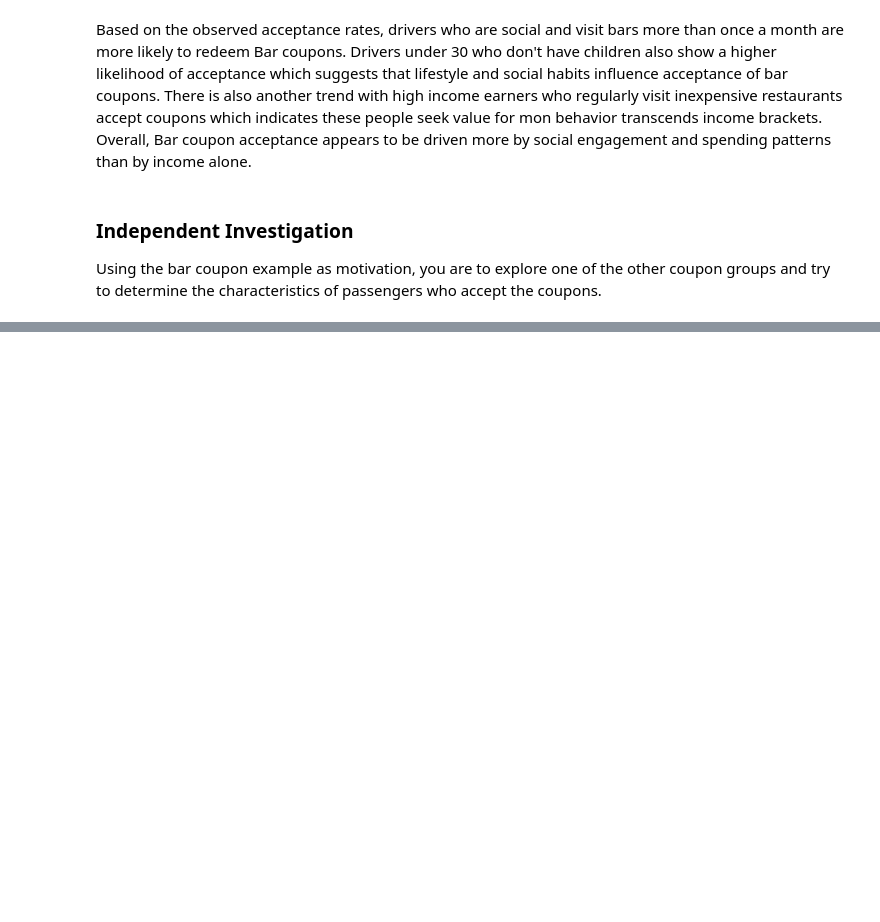
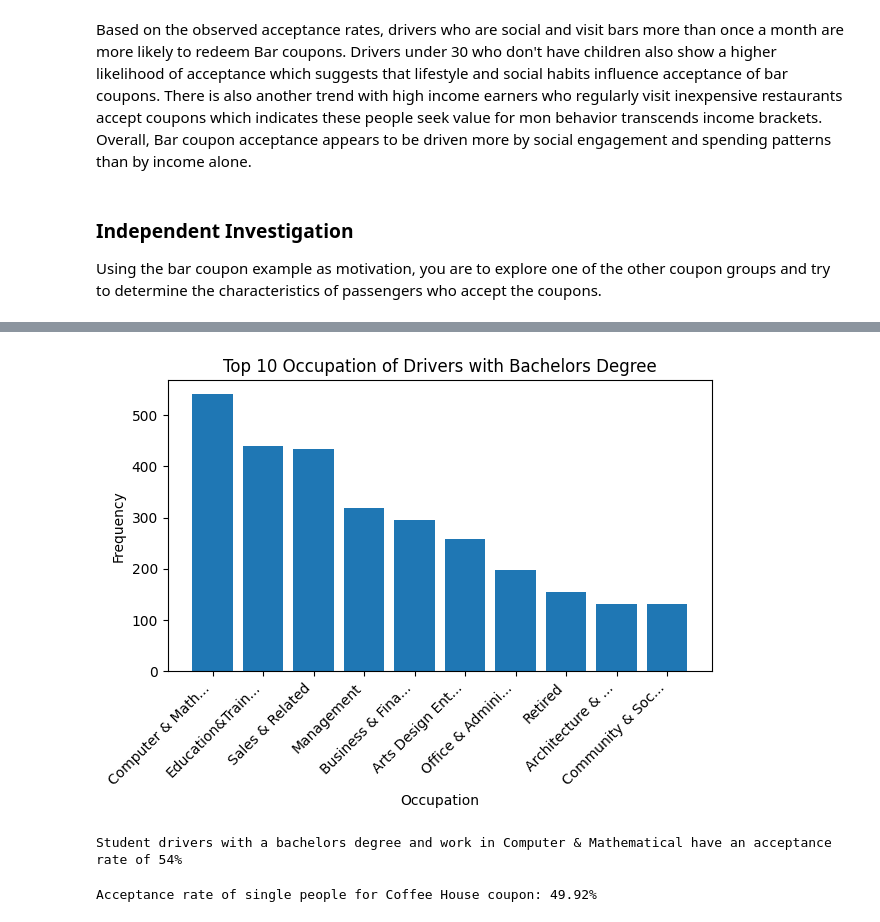
Before and after one commit to micwill755/UB-Application1, a Jupyter notebook: prompt.ipynb, the cells around one changed output, grey strips where cells are left out. Cells and saved outputs as stored; diff of their text form; code cells hidden in the pictures; blank space fills up the shorter version.

```diff
--- a/prompt.ipynb
+++ b/prompt.ipynb
@@ -413,0 +472,46 @@ Using the bar coupon example as motivation, you are to explore one of the other
+# %%
+# we can see both 'Some college - no degree' and 'Bachelors degree' show high acceptance rate
+# lets dig deeper into the occupation of 'Bachelors degree'
+drivers_with_bachelor = data[data['education'] == 'Bachelors degree']
+occupation_bachelor = drivers_with_bachelor['occupation'].value_counts()
+
+# we want to only include working drivers
+occupation_bachelor = occupation_bachelor.drop(['Unemployed', 'Student'])
+occupation_bachelor = occupation_bachelor.head(10)
+
+# shorten label size because some occupation text length is too long
+labels = [label[:15] + '...' if len(label) > 15 else label for label in occupation_bachelor.index]
+
+plt.bar(labels, occupation_bachelor.values)
+plt.title("Top 10 Occupation of Drivers with Bachelors Degree")
+plt.xlabel('Occupation')
+plt.ylabel('Frequency')
+plt.xticks(rotation=45, ha='right')
+plt.tight_layout()
+plt.show()
+# %% [output]
+[figure, added]
+# %%
+# lets see the acceptance rate of drivers with a bachelors degree and working in Computer and mathematical
+selected_group = data[(data['education'] == 'Bachelors degree') & (data['occupation'] == 'Computer & Mathematical')]
+selected_group_acceptance_rate = selected_group['Y'].mean()
+
+print(f'Student drivers with a bachelors degree and work in Computer & Mathematical have an acceptance rate of {round(selected_group_acceptance_rate * 100)}%')
+# %% [output]
+Student drivers with a bachelors degree and work in Computer & Mathematical have an acceptance rate of 54%
+# %%
+# the acceptance rate of drivers with a bachelors degree and working in Computer and mathematical doesn't show a strong correlation
+# lets keep looking
+
+# Filter to single people offered Coffee House coupon
+single_coffee = data[
+    (data['coupon'] == 'Coffee House')
+]
+
+# Calculate acceptance rate
+acceptance_rate = single_coffee['Y'].mean()
+
+# Print result as a percentage
+print(f"Acceptance rate of single people for Coffee House coupon: {round(acceptance_rate * 100, 2)}%")
+# %% [output]
+Acceptance rate of single people for Coffee House coupon: 49.92%
```
Also changed, not shown: parts of 8 cells of this notebook.
